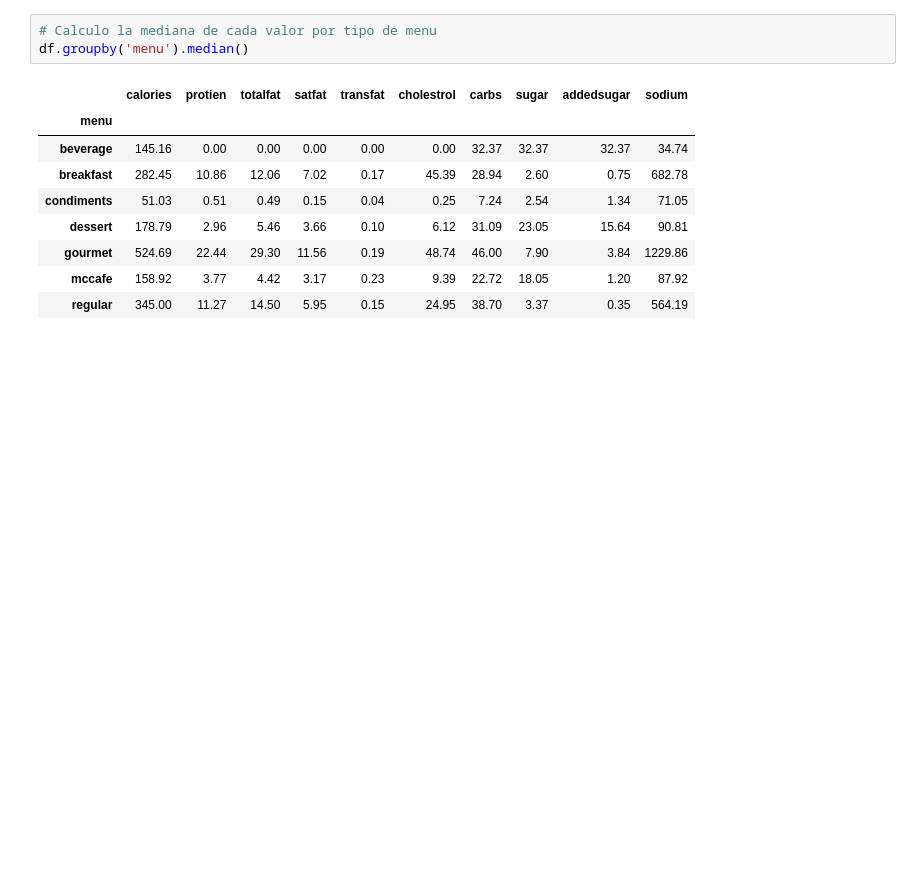
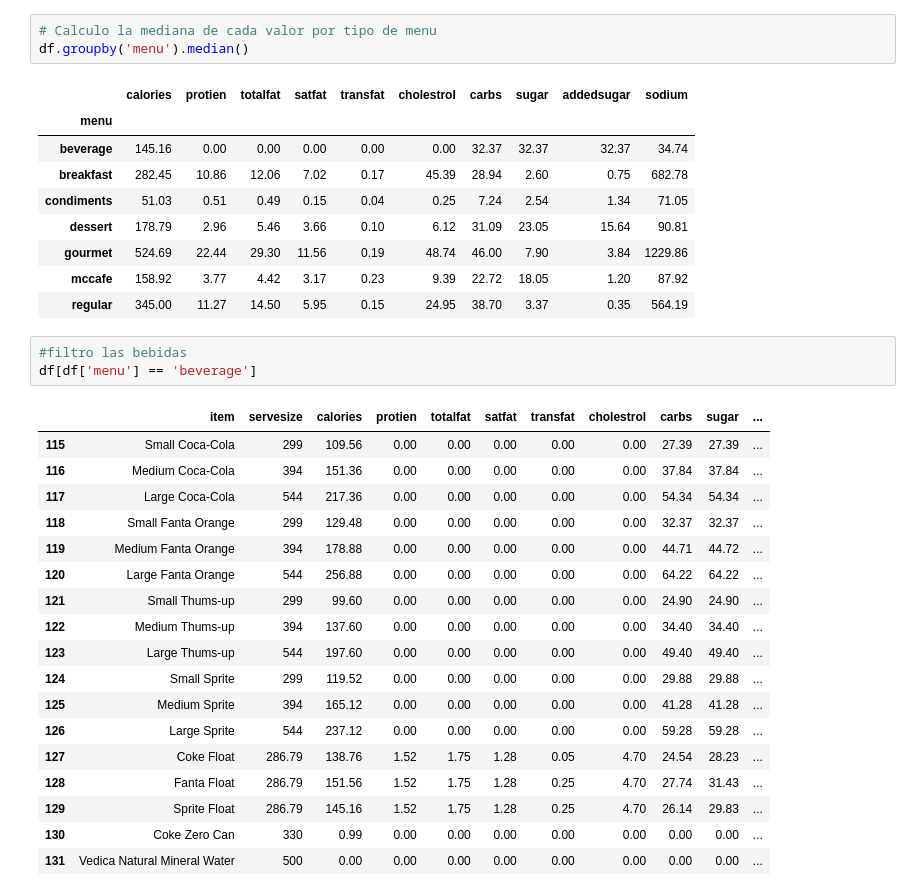
Before and after one commit to DataMasterBI/mcdonalds, a Jupyter notebook: EDA.ipynb, the cells around one changed output. Saved outputs shown, nothing was run; the diff lists cells and outputs as text; blank space fills up the shorter version.

Commit message:
filtro las bebidas

```diff
--- a/EDA.ipynb
+++ b/EDA.ipynb
@@ -168,3 +168,25 @@ df.groupby('menu').median()
 | gourmet | 524.69 | 22.44 | 29.30 | 11.56 | 0.19 | 48.74 | 46.00 | 7.90 | 3.84 | 1229.86 |
 | mccafe | 158.92 | 3.77 | 4.42 | 3.17 | 0.23 | 9.39 | 22.72 | 18.05 | 1.20 | 87.92 |
 | regular | 345.00 | 11.27 | 14.50 | 5.95 | 0.15 | 24.95 | 38.70 | 3.37 | 0.35 | 564.19 |
+# %%
+#filtro las bebidas
+df[df['menu'] == 'beverage']
+# %% [output]
+|  | item | servesize | calories | protien | totalfat | satfat | transfat | cholestrol | carbs | sugar | ... |
+| 115 | Small Coca-Cola | 299 | 109.56 | 0.00 | 0.00 | 0.00 | 0.00 | 0.00 | 27.39 | 27.39 | ... |
+| 116 | Medium Coca-Cola | 394 | 151.36 | 0.00 | 0.00 | 0.00 | 0.00 | 0.00 | 37.84 | 37.84 | ... |
+| 117 | Large Coca-Cola | 544 | 217.36 | 0.00 | 0.00 | 0.00 | 0.00 | 0.00 | 54.34 | 54.34 | ... |
+| 118 | Small Fanta Orange | 299 | 129.48 | 0.00 | 0.00 | 0.00 | 0.00 | 0.00 | 32.37 | 32.37 | ... |
+| 119 | Medium Fanta Orange | 394 | 178.88 | 0.00 | 0.00 | 0.00 | 0.00 | 0.00 | 44.71 | 44.72 | ... |
+| 120 | Large Fanta Orange | 544 | 256.88 | 0.00 | 0.00 | 0.00 | 0.00 | 0.00 | 64.22 | 64.22 | ... |
+| 121 | Small Thums-up | 299 | 99.60 | 0.00 | 0.00 | 0.00 | 0.00 | 0.00 | 24.90 | 24.90 | ... |
+| 122 | Medium Thums-up | 394 | 137.60 | 0.00 | 0.00 | 0.00 | 0.00 | 0.00 | 34.40 | 34.40 | ... |
+| 123 | Large Thums-up | 544 | 197.60 | 0.00 | 0.00 | 0.00 | 0.00 | 0.00 | 49.40 | 49.40 | ... |
+| 124 | Small Sprite | 299 | 119.52 | 0.00 | 0.00 | 0.00 | 0.00 | 0.00 | 29.88 | 29.88 | ... |
+| 125 | Medium Sprite | 394 | 165.12 | 0.00 | 0.00 | 0.00 | 0.00 | 0.00 | 41.28 | 41.28 | ... |
+| 126 | Large Sprite | 544 | 237.12 | 0.00 | 0.00 | 0.00 | 0.00 | 0.00 | 59.28 | 59.28 | ... |
+| 127 | Coke Float | 286.79 | 138.76 | 1.52 | 1.75 | 1.28 | 0.05 | 4.70 | 24.54 | 28.23 | ... |
+| 128 | Fanta Float | 286.79 | 151.56 | 1.52 | 1.75 | 1.28 | 0.25 | 4.70 | 27.74 | 31.43 | ... |
+| 129 | Sprite Float | 286.79 | 145.16 | 1.52 | 1.75 | 1.28 | 0.25 | 4.70 | 26.14 | 29.83 | ... |
+| 130 | Coke Zero Can | 330 | 0.99 | 0.00 | 0.00 | 0.00 | 0.00 | 0.00 | 0.00 | 0.00 | ... |
+| 131 | Vedica Natural Mineral Water | 500 | 0.00 | 0.00 | 0.00 | 0.00 | 0.00 | 0.00 | 0.00 | 0.00 | ... |
```
